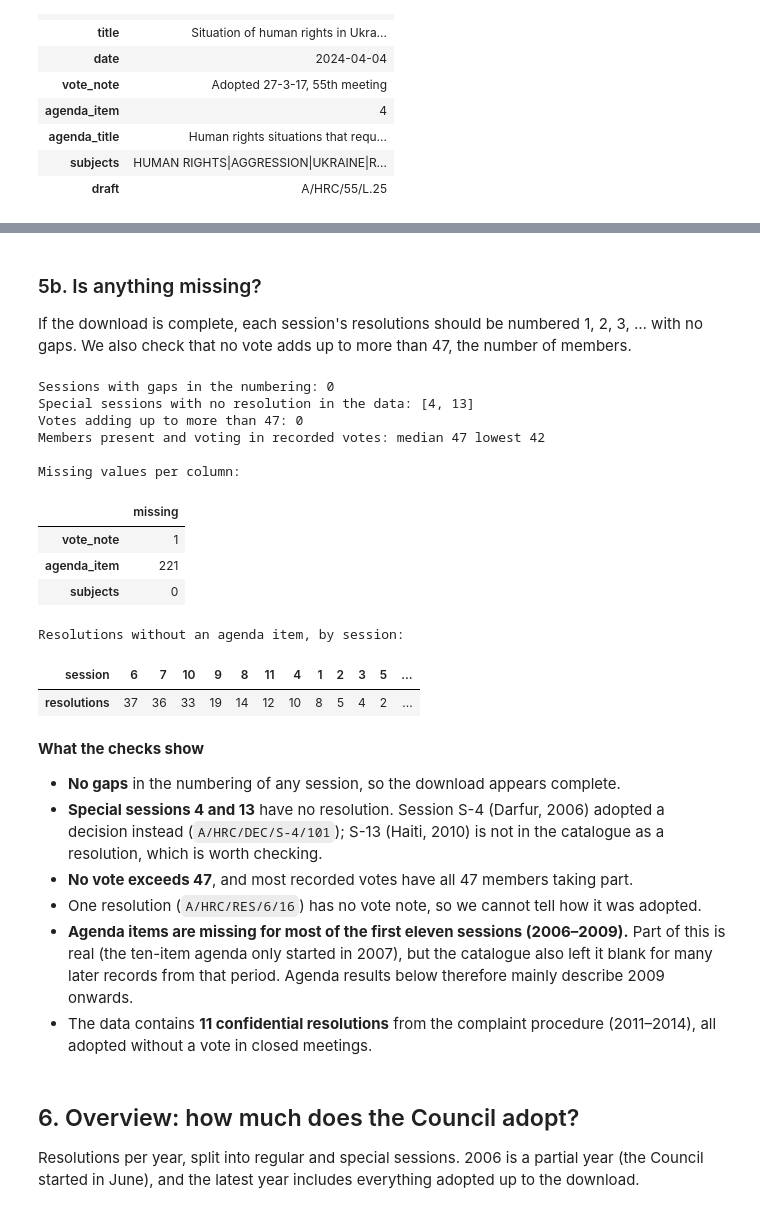
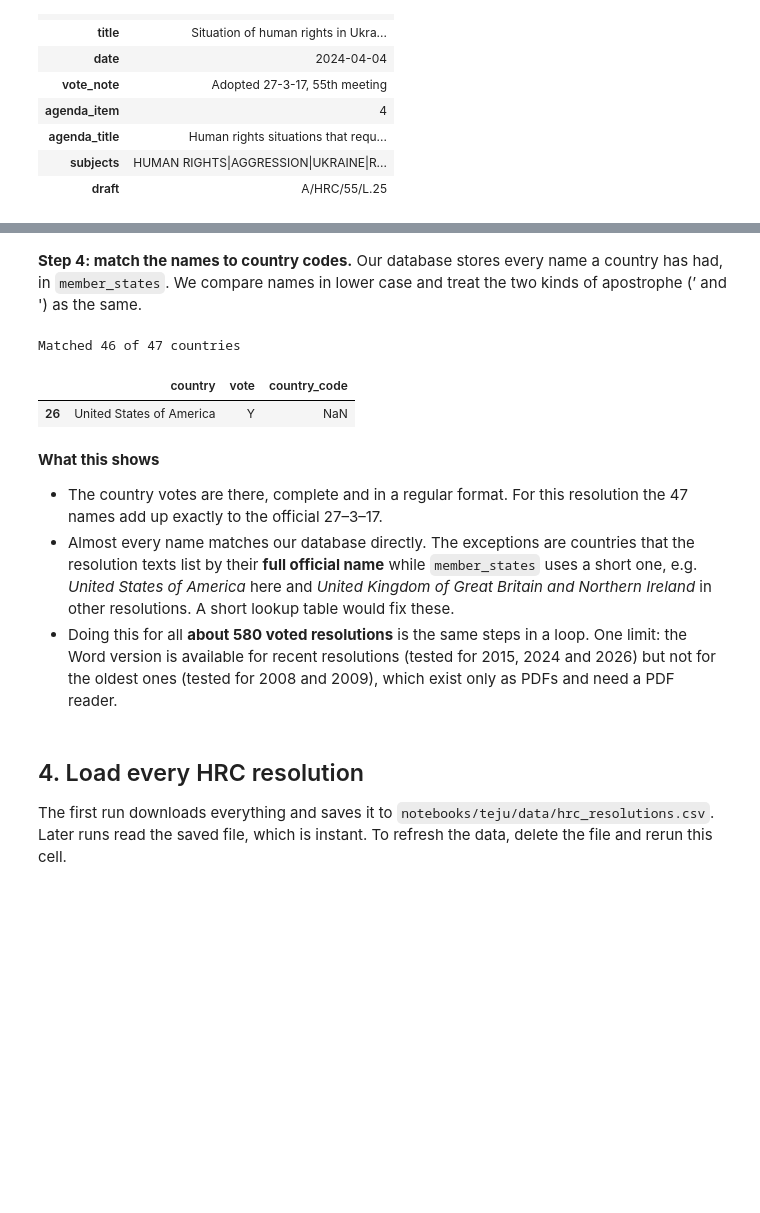
Before and after one commit to unst-ethz/policy-pulse, a Jupyter notebook: notebooks/teju/hrc_exploration.ipynb, the cells around one changed output, grey strips where cells are left out. Cells and saved outputs as stored; diff of their text form; code cells hidden in the pictures; blank space fills up the shorter version.

```diff
--- a/notebooks/teju/hrc_exploration.ipynb
+++ b/notebooks/teju/hrc_exploration.ipynb
@@ -341,57 +358,43 @@ display(hrc[["resolution", "date", "agenda_item", "vote_note", "voted", "yes", "
 # %% [markdown]
-### 5b. Is anything missing?
-
-If the download is complete, each session's resolutions should be numbered 1, 2, 3, … with no
-gaps. We also check that no vote adds up to more than 47, the number of members.
+**Step 4: match the names to country codes.** Our database stores every name a country has had,
+in `member_states`. We compare names in lower case and treat the two kinds of apostrophe (’ and ')
+as the same.
 # %%
-numbered = hrc["resolution"].str.extract(r"^A/HRC/RES/(S-)?(\d+)/(\d+)$").dropna(subset=[1])
-numbered = numbered.assign(special=numbered[0].notna(), session=numbered[1].astype(int), number=numbered[2].astype(int))
-per_session = numbered.groupby(["special", "session"])["number"].agg(["count", "max"])
-gaps = per_session[per_session["count"] != per_session["max"]]
-print("Sessions with gaps in the numbering:", len(gaps))
+from app.un_data_stream.data import db
 
-special_present = set(numbered.loc[numbered["special"], "session"])
-print("Special sessions with no resolution in the data:", sorted(set(range(1, max(special_present) + 1)) - special_present))
+db.load_env()
+with db.create_engine().connect() as conn:
+    member_names = pd.read_sql("SELECT iso_code, name_en FROM member_states", conn)
 
-total_cast = hrc[["yes", "no", "abstain"]].sum(axis=1, min_count=1)
-print("Votes adding up to more than 47:", int((total_cast > 47).sum()))
-print("Members present and voting in recorded votes: median", int(total_cast.median()), "lowest", int(total_cast.min()))
 
-print("\nMissing values per column:")
-display(hrc[["vote_note", "agenda_item", "subjects"]].isna().sum().rename("missing").to_frame())
-print("Resolutions without an agenda item, by session:")
-display(hrc.loc[hrc["agenda_item"].isna(), "session"].value_counts().head(12).rename("resolutions").to_frame().T)
+def simplify(name):
+    return name.replace("\u2019", "'").strip().lower()
+
+
+if vote_block:
+    name_to_code = dict(zip(member_names["name_en"].map(simplify), member_names["iso_code"]))
+    votes_55_23["country_code"] = votes_55_23["country"].map(simplify).map(name_to_code)
+    print(f"Matched {votes_55_23['country_code'].notna().sum()} of {len(votes_55_23)} countries")
+    display(votes_55_23[votes_55_23["country_code"].isna()])
 # %% [output]
-Sessions with gaps in the numbering: 0
-Special sessions with no resolution in the data: [4, 13]
-Votes adding up to more than 47: 0
-Members present and voting in recorded votes: median 47 lowest 42
-
-Missing values per column:
+Matched 46 of 47 countries
-|  | missing |
-| vote_note | 1 |
-| agenda_item | 221 |
-| subjects | 0 |
+|  | country | vote | country_code |
+| 26 | United States of America | Y | NaN |
-Resolutions without an agenda item, by session:
-| session | 6 | 7 | 10 | 9 | 8 | 11 | 4 | 1 | 2 | 3 | 5 | ... |
-| resolutions | 37 | 36 | 33 | 19 | 14 | 12 | 10 | 8 | 5 | 4 | 2 | ... |
 # %% [markdown]
-**What the checks show**
+**What this shows**
 
-- **No gaps** in the numbering of any session, so the download appears complete.
-- **Special sessions 4 and 13** have no resolution. Session S-4 (Darfur, 2006) adopted a decision
-  instead (`A/HRC/DEC/S-4/101`); S-13 (Haiti, 2010) is not in the catalogue as a resolution, which
-  is worth checking.
-- **No vote exceeds 47**, and most recorded votes have all 47 members taking part.
-- One resolution (`A/HRC/RES/6/16`) has no vote note, so we cannot tell how it was adopted.
-- **Agenda items are missing for most of the first eleven sessions (2006–2009).** Part of this is
-  real (the ten-item agenda only started in 2007), but the catalogue also left it blank for many
-  later records from that period. Agenda results below therefore mainly describe 2009 onwards.
-- The data contains **11 confidential resolutions** from the complaint procedure (2011–2014),
-  all adopted without a vote in closed meetings.
+- The country votes are there, complete and in a regular format. For this resolution the 47 names
+  add up exactly to the official 27–3–17.
+- Almost every name matches our database directly. The exceptions are countries that the resolution
+  texts list by their **full official name** while `member_states` uses a short one, e.g.
+  *United States of America* here and *United Kingdom of Great Britain and Northern Ireland* in other
+  resolutions. A short lookup table would fix these.
+- Doing this for all **about 580 voted resolutions** is the same steps in a loop. One limit: the
+  Word version is available for recent resolutions (tested for 2015, 2024 and 2026) but not for
+  the oldest ones (tested for 2008 and 2009), which exist only as PDFs and need a PDF reader.
 # %% [markdown]
-## 6. Overview: how much does the Council adopt?
+## 4. Load every HRC resolution
 
-Resolutions per year, split into regular and special sessions. 2006 is a partial year (the Council
-started in June), and the latest year includes everything adopted up to the download.
+The first run downloads everything and saves it to `notebooks/teju/data/hrc_resolutions.csv`. Later
+runs read the saved file, which is instant. To refresh the data, delete the file and rerun this cell.
 # %%
```
Also changed, not shown: parts of 41 cells of this notebook.
